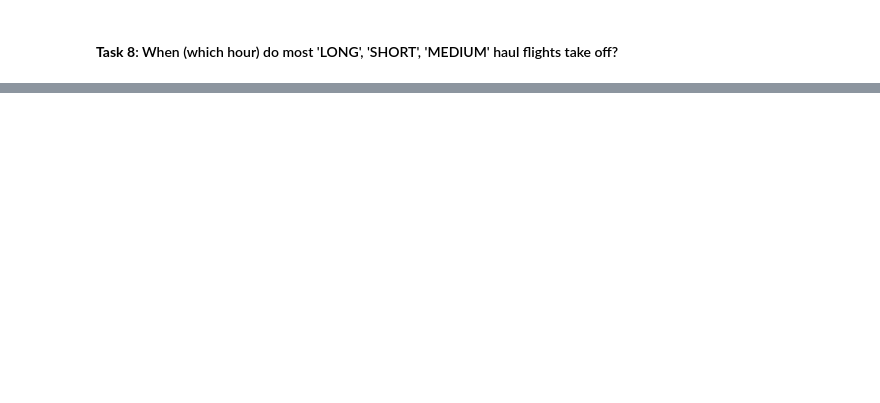
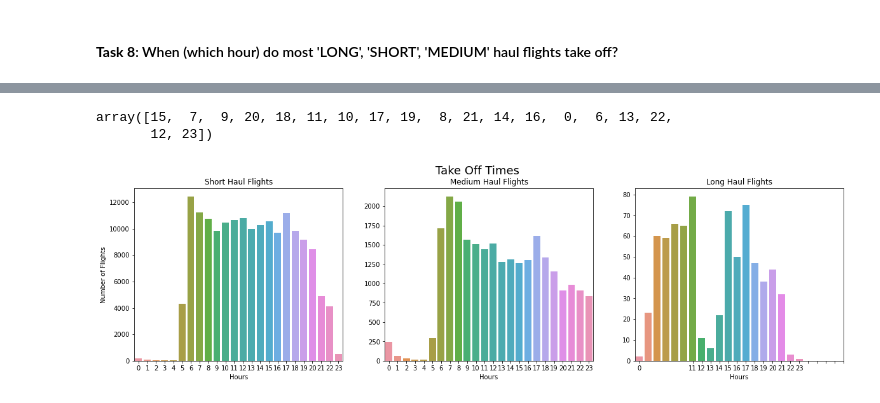
Before and after one commit to makhaildynchan/Predicting_Flight_Delays, a Jupyter notebook: workbench/3_EDA_Task_08.ipynb, the cells around one changed output, grey strips where cells are left out. Drawn from its saved outputs; the diff is of its cells as text; code cells hidden in the pictures; blank space fills up the shorter version.

```diff
--- a/workbench/3_EDA_Task_08.ipynb
+++ b/workbench/3_EDA_Task_08.ipynb
@@ -43,0 +58,6 @@ plt.title("Flights delayed in the dataset", y=1.02);
+# %%
+df_flights['crs_dep_time'] = df_flights['crs_dep_time'].apply(lambda x: convert_time_to_string(x))
+df_flights['crs_dep_time'] = pd.to_datetime(df_flights['crs_dep_time'], format = '%H:%M', errors = 'coerce').dt.time
+# %%
+df_haul = df_flights.filter(['haul_length', 'crs_dep_time'], axis=1)
+df_haul
@@ -43,0 +78,41 @@ plt.title("Flights delayed in the dataset", y=1.02);
+# %%
+df_haul['crs_dep_time'] = pd.to_datetime(df_haul['crs_dep_time'], format ='%H:%M:%S')
+df_haul['crs_dep_hour'] = df_haul['crs_dep_time'].dt.hour
+# %%
+flights_short = df_haul.loc[df_flights['haul_length'] == 'short']
+df_short = flights_short.groupby('crs_dep_hour')['haul_length'].count()
+
+flights_medium = df_haul.loc[df_flights['haul_length'] == 'medium']
+df_medium= flights_medium.groupby('crs_dep_hour')['haul_length'].count()
+
+flights_long = df_haul.loc[df_flights['haul_length'] == 'long']
+df_long = flights_long.groupby('crs_dep_hour')['haul_length'].count()
+# %%
+flights_long.crs_dep_hour.unique()
+# %% [output]
+array([15,  7,  9, 20, 18, 11, 10, 17, 19,  8, 21, 14, 16,  0,  6, 13, 22,
+       12, 23])
+# %%
+fig, axes = plt.subplots(1, 3, figsize=(20, 5))
+fig.suptitle('Take Off Times', size=18)
+
+sns.barplot(ax=axes[0], x=df_short.index, y=df_short.values)
+plt.xticks(df_short.index);
+axes[0].set_title('Short Haul Flights')
+axes[0].set_ylabel('Number of Flights')
+axes[0].set_xlabel('Hours')
+
+sns.barplot(ax=axes[1], x=df_medium.index, y=df_medium.values)
+plt.xticks(df_medium.index);
+axes[1].set_title('Medium Haul Flights')
+axes[1].set_xlabel('Hours')
+
+
+sns.barplot(ax=axes[2], x=df_long.index, y=df_long.values)
+plt.xticks(df_long.index);
+axes[2].set_title('Long Haul Flights')
+axes[2].set_xlabel('Hours')
+
+plt.show()
+# %% [output]
+[figure, added]
```
Also changed, not shown: parts of 5 cells of this notebook, 3 other files.
